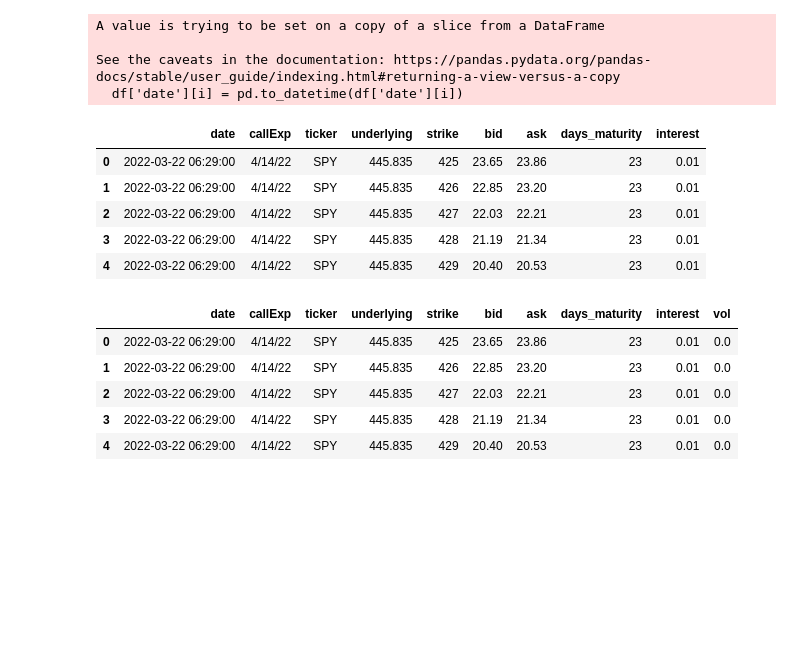
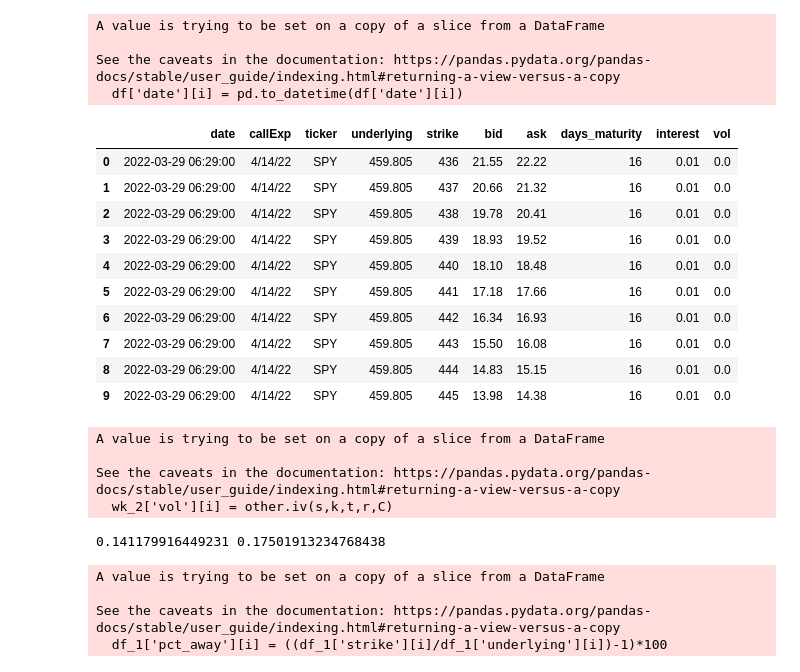
Before and after one commit to Roo541/smile_article, a Jupyter notebook: data.ipynb, the cells around one changed output. Cells and saved outputs as stored; diff of their text form; code cells hidden in the pictures; blank space fills up the shorter version.

```diff
--- a/data.ipynb
+++ b/data.ipynb
@@ -24,12 +26,16 @@ A value is trying to be set on a copy of a slice from a DataFrame
 
 See the caveats in the documentation: https://pandas.pydata.org/pandas-docs/stable/user_guide/indexing.html#returning-a-view-versus-a-copy
   df['date'][i] = pd.to_datetime(df['date'][i])
-# %%
-df.head()
-# %% [output]
-|  | date | callExp | ticker | underlying | strike | bid | ask | days_maturity | interest |
-| 0 | 2022-03-22 06:29:00 | 4/14/22 | SPY | 445.835 | 425 | 23.65 | 23.86 | 23 | 0.01 |
-| 1 | 2022-03-22 06:29:00 | 4/14/22 | SPY | 445.835 | 426 | 22.85 | 23.20 | 23 | 0.01 |
-| 2 | 2022-03-22 06:29:00 | 4/14/22 | SPY | 445.835 | 427 | 22.03 | 22.21 | 23 | 0.01 |
-| 3 | 2022-03-22 06:29:00 | 4/14/22 | SPY | 445.835 | 428 | 21.19 | 21.34 | 23 | 0.01 |
-| 4 | 2022-03-22 06:29:00 | 4/14/22 | SPY | 445.835 | 429 | 20.40 | 20.53 | 23 | 0.01 |
+# %%
+#week 1 3/29 - 4/1
+wk_1 = df.loc[df['date']>= dt.datetime(2022,3,29)]
+wk_1 = wk_1.loc[df['date']<= dt.datetime(2022,4,2)]
+#week 2 4/4 - 4/8
+wk_2 = df.loc[df['date']>= dt.datetime(2022,4,4)]
+wk_2 = wk_2.loc[df['date']<= dt.datetime(2022,4,9)]
+# %%
+wk_1['vol'] = 0.0
+wk_2['vol'] = 0.0
+
+wk_1 = wk_1.reset_index(drop=True)
+wk_2 = wk_2.reset_index(drop=True)
@@ -36,11 +44,16 @@ df.head()
+# %%
+dh = wk_1.head(10)
 # %%
-dh = df
+dh
+# %% [output]
+|  | date | callExp | ticker | underlying | strike | bid | ask | days_maturity | interest | vol |
+| 0 | 2022-03-29 06:29:00 | 4/14/22 | SPY | 459.805 | 436 | 21.55 | 22.22 | 16 | 0.01 | 0.0 |
+| 1 | 2022-03-29 06:29:00 | 4/14/22 | SPY | 459.805 | 437 | 20.66 | 21.32 | 16 | 0.01 | 0.0 |
+| 2 | 2022-03-29 06:29:00 | 4/14/22 | SPY | 459.805 | 438 | 19.78 | 20.41 | 16 | 0.01 | 0.0 |
+| 3 | 2022-03-29 06:29:00 | 4/14/22 | SPY | 459.805 | 439 | 18.93 | 19.52 | 16 | 0.01 | 0.0 |
+| 4 | 2022-03-29 06:29:00 | 4/14/22 | SPY | 459.805 | 440 | 18.10 | 18.48 | 16 | 0.01 | 0.0 |
+| 5 | 2022-03-29 06:29:00 | 4/14/22 | SPY | 459.805 | 441 | 17.18 | 17.66 | 16 | 0.01 | 0.0 |
+| 6 | 2022-03-29 06:29:00 | 4/14/22 | SPY | 459.805 | 442 | 16.34 | 16.93 | 16 | 0.01 | 0.0 |
+| 7 | 2022-03-29 06:29:00 | 4/14/22 | SPY | 459.805 | 443 | 15.50 | 16.08 | 16 | 0.01 | 0.0 |
+| 8 | 2022-03-29 06:29:00 | 4/14/22 | SPY | 459.805 | 444 | 14.83 | 15.15 | 16 | 0.01 | 0.0 |
+| 9 | 2022-03-29 06:29:00 | 4/14/22 | SPY | 459.805 | 445 | 13.98 | 14.38 | 16 | 0.01 | 0.0 |
-# %%
-test.head()
-# %% [output]
-|  | date | callExp | ticker | underlying | strike | bid | ask | days_maturity | interest | vol |
-| 0 | 2022-03-22 06:29:00 | 4/14/22 | SPY | 445.835 | 425 | 23.65 | 23.86 | 23 | 0.01 | 0.0 |
-| 1 | 2022-03-22 06:29:00 | 4/14/22 | SPY | 445.835 | 426 | 22.85 | 23.20 | 23 | 0.01 | 0.0 |
-| 2 | 2022-03-22 06:29:00 | 4/14/22 | SPY | 445.835 | 427 | 22.03 | 22.21 | 23 | 0.01 | 0.0 |
-| 3 | 2022-03-22 06:29:00 | 4/14/22 | SPY | 445.835 | 428 | 21.19 | 21.34 | 23 | 0.01 | 0.0 |
-| 4 | 2022-03-22 06:29:00 | 4/14/22 | SPY | 445.835 | 429 | 20.40 | 20.53 | 23 | 0.01 | 0.0 |
@@ -51,8 +60,17 @@ import test
 # %%
-for i in range(len(test)):
-    s = test['underlying'][i]
-    k = test['strike'][i]
-    r = test['interest'][i]
-    t = test['days_maturity'][i]/365
-    C = (test['bid'][i]+test['ask'][i])/2.0
-    test.call(s,k,r,t,C)
+for i in range(len(wk_2)):
+    s = wk_2['underlying'][i]
+    k = wk_2['strike'][i]
+    r = wk_2['interest'][i]
+    t = wk_2['days_maturity'][i]/365
+    C = (wk_2['bid'][i]+wk_2['ask'][i])/2.0
+    wk_2['vol'][i] = other.iv(s,k,t,r,C)
+# %% [output]
+A value is trying to be set on a copy of a slice from a DataFrame
+
+See the caveats in the documentation: https://pandas.pydata.org/pandas-docs/stable/user_guide/indexing.html#returning-a-view-versus-a-copy
+  wk_2['vol'][i] = other.iv(s,k,t,r,C)
+# %%
+print(wk_1['vol'].mean(), wk_2['vol'].mean())
+# %% [output]
+0.141179916449231 0.17501913234768438
@@ -58,0 +97,8 @@ for i in range(len(test)):
+# %%
+for i in range(len(df_1)):
+    df_1['pct_away'][i] = ((df_1['strike'][i]/df_1['underlying'][i])-1)*100
+# %% [output]
+A value is trying to be set on a copy of a slice from a DataFrame
+
+See the caveats in the documentation: https://pandas.pydata.org/pandas-docs/stable/user_guide/indexing.html#returning-a-view-versus-a-copy
+  df_1['pct_away'][i] = ((df_1['strike'][i]/df_1['underlying'][i])-1)*100
```
Also changed, not shown: parts of 13 cells of this notebook, 10 other files.
